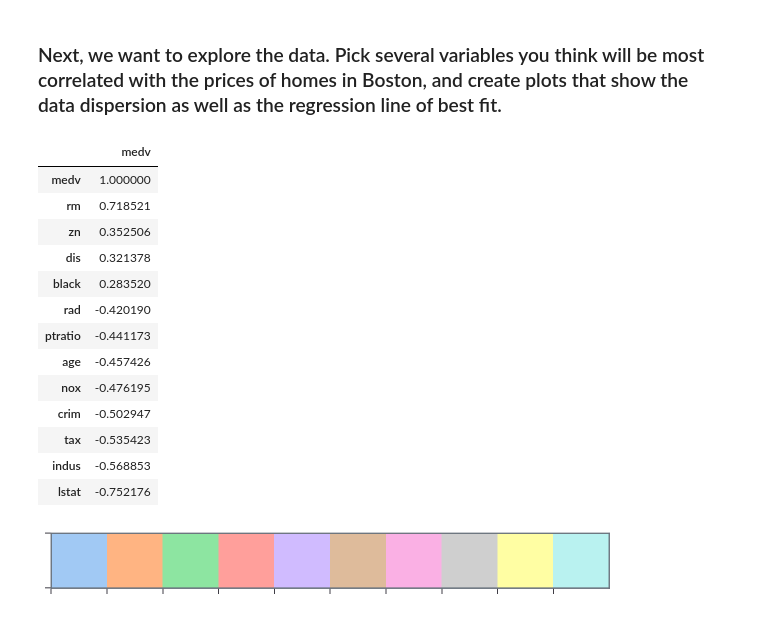
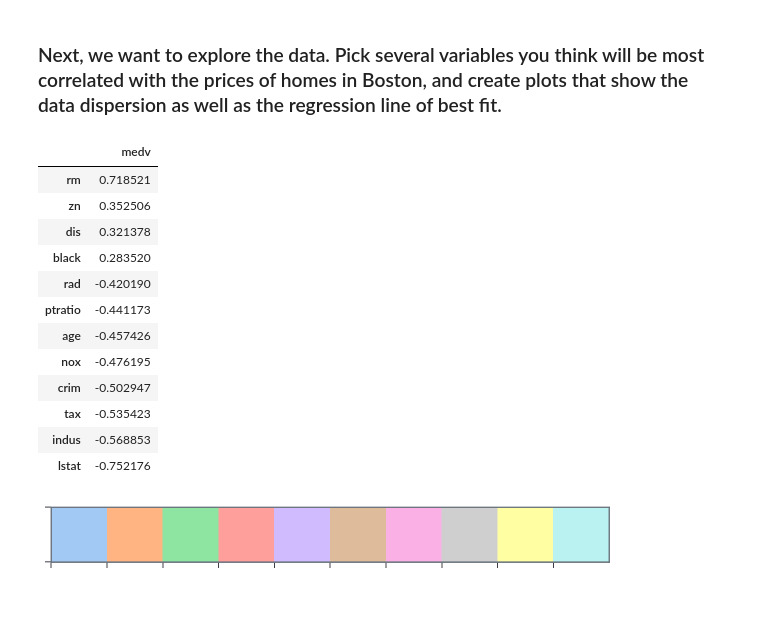
Before and after one commit to Satarasiel/ironhack-labs, a Jupyter notebook: Week 8/lab-problems-in-ml/your-code/lab_boston_housing.ipynb, the cells around one changed output. Saved outputs shown, nothing was run; the diff lists cells and outputs as text; code cells hidden in the pictures.

```diff
--- a/Week 8/lab-problems-in-ml/your-code/lab_boston_housing.ipynb
+++ b/Week 8/lab-problems-in-ml/your-code/lab_boston_housing.ipynb
@@ -144,10 +150,9 @@ Number of outliers/rows removed: 60
 # %%
 # Checking the correlation with the medv variable
 ## 'rm' is the most positively correlated - 0.7 - and 'lstat' is the most negatively correlated with -0.7
-boston_clean.corr()[['medv']][:-1].sort_values('medv', ascending = False)
+boston_clean.corr()[['medv']][:-2].sort_values('medv', ascending = False)
 # %% [output]
 |  | medv |
-| medv | 1.000000 |
 | rm | 0.718521 |
 | zn | 0.352506 |
 | dis | 0.321378 |
```
Also changed, not shown: parts of 3 cells of this notebook.
